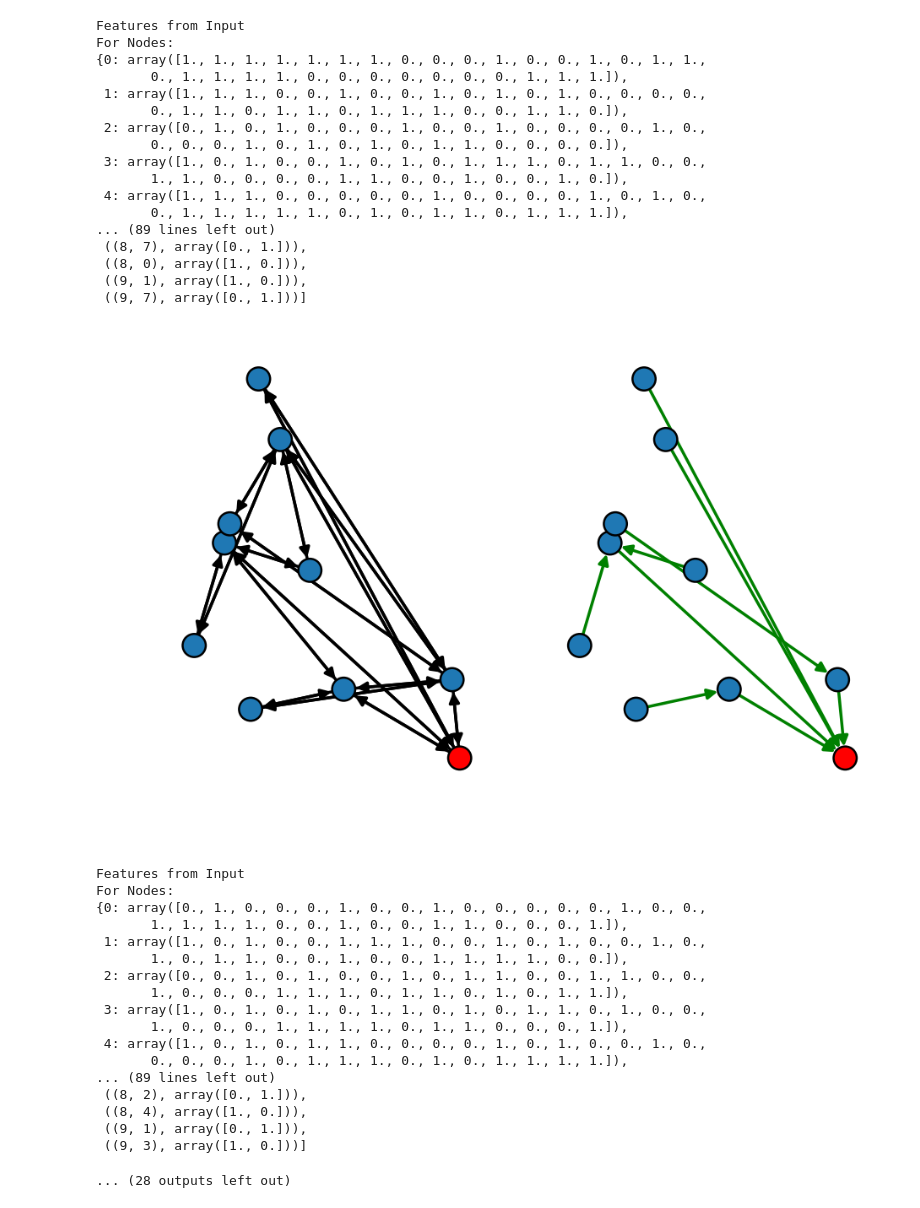
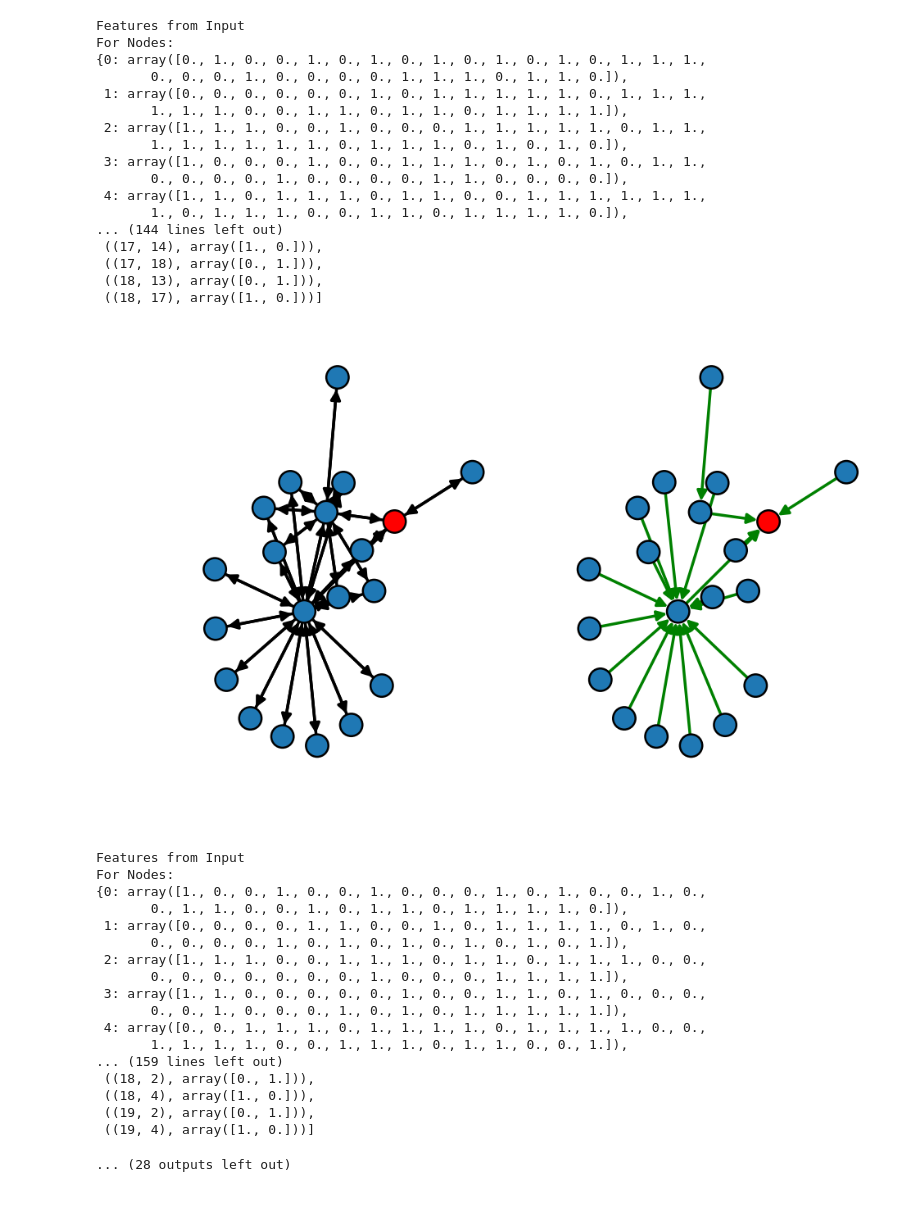
Before and after one commit to caiodadauto/pybrite, a Jupyter notebook: Usage.ipynb, the cells around one changed output. Saved outputs shown, nothing was run; the diff lists cells and outputs as text; code cells hidden in the pictures.

Commit message:
Change plot styles

```diff
--- a/Usage.ipynb
+++ b/Usage.ipynb
@@ -13,7 +27,7 @@ nodes_size_interval = (8, 15)
 m_size_interval = (2, 2)
 
 #batch_generator = pb.graph_batch_generator(batch_size, nodes_size_interval, m_size_interval)
-batch_generator = pb.graph_batch_files_generator("testdataset/", batch_size)
+batch_generator = pt.batch_files_generator("dataset/test_non_generalization/", batch_size)
 # %%
 for in_batch, tg_batch, pos in batch_generator:
     p = 0
@@ -27,9 +41,16 @@ for in_batch, tg_batch, pos in batch_generator:
 # %%
 for in_batch, tg_batch, p in batch_generator:
     for in_graph, tg_graph in zip(in_batch, tg_batch):
-        pos = np.array(list(dict(tg_graph.nodes(data="pos")).values()))
+        for s, r, d in in_graph.edges(data="distance"):
+            if d == 0 and ( s == in_graph.number_of_nodes() or r == in_graph.number_of_nodes() ):
+                print(s, r, d)
+                print(G.nodes(data="pos"))
+                np.a
+
+        print()
+        #pos = np.array(list(dict(tg_graph.nodes(data="pos")).values()))
+        pos = nx.spring_layout(in_graph)
         target_node = tg_graph.graph['features']
-
 
         edge_solution = [f[2] for f in tg_graph.edges(data="features")]
         edges_to_plot = []
@@ -177,38 +198,38 @@ For Nodes:
 Features from Input
 For Nodes:
-{0: array([1., 1., 1., 1., 1., 1., 1., 0., 0., 0., 1., 0., 0., 1., 0., 1., 1.,
-       0., 1., 1., 1., 1., 0., 0., 0., 0., 0., 0., 0., 1., 1., 1.]),
- 1: array([1., 1., 1., 0., 0., 1., 0., 0., 1., 0., 1., 0., 1., 0., 0., 0., 0.,
-       0., 1., 1., 0., 1., 1., 0., 1., 1., 1., 0., 0., 1., 1., 0.]),
- 2: array([0., 1., 0., 1., 0., 0., 0., 1., 0., 0., 1., 0., 0., 0., 0., 1., 0.,
-       0., 0., 0., 1., 0., 1., 0., 1., 0., 1., 1., 0., 0., 0., 0.]),
- 3: array([1., 0., 1., 0., 0., 1., 0., 1., 0., 1., 1., 1., 0., 1., 1., 0., 0.,
-       1., 1., 0., 0., 0., 0., 1., 1., 0., 0., 1., 0., 0., 1., 0.]),
- 4: array([1., 1., 1., 0., 0., 0., 0., 0., 1., 0., 0., 0., 0., 1., 0., 1., 0.,
-       0., 1., 1., 1., 1., 1., 0., 1., 0., 1., 1., 0., 1., 1., 1.]),
-... (89 lines left out)
- ((8, 7), array([0., 1.])),
- ((8, 0), array([1., 0.])),
- ((9, 1), array([1., 0.])),
- ((9, 7), array([0., 1.]))]
+{0: array([0., 1., 0., 0., 1., 0., 1., 0., 1., 0., 1., 0., 1., 0., 1., 1., 1.,
+       0., 0., 0., 1., 0., 0., 0., 0., 1., 1., 1., 0., 1., 1., 0.]),
+ 1: array([0., 0., 0., 0., 0., 0., 1., 0., 1., 1., 1., 1., 1., 0., 1., 1., 1.,
+       1., 1., 1., 0., 0., 1., 1., 0., 1., 1., 0., 1., 1., 1., 1.]),
+ 2: array([1., 1., 1., 0., 0., 1., 0., 0., 0., 1., 1., 1., 1., 1., 0., 1., 1.,
+       1., 1., 1., 1., 1., 1., 0., 1., 1., 1., 0., 1., 0., 1., 0.]),
+ 3: array([1., 0., 0., 0., 1., 0., 0., 1., 1., 1., 0., 1., 0., 1., 0., 1., 1.,
+       0., 0., 0., 0., 1., 0., 0., 0., 0., 1., 1., 0., 0., 0., 0.]),
+ 4: array([1., 1., 0., 1., 1., 1., 0., 1., 1., 0., 0., 1., 1., 1., 1., 1., 1.,
+       1., 0., 1., 1., 1., 0., 0., 1., 1., 0., 1., 1., 1., 1., 0.]),
+... (144 lines left out)
+ ((17, 14), array([1., 0.])),
+ ((17, 18), array([0., 1.])),
+ ((18, 13), array([0., 1.])),
+ ((18, 17), array([1., 0.]))]
-[figure, old version]
+[figure, new version]
 Features from Input
 For Nodes:
-{0: array([0., 1., 0., 0., 0., 1., 0., 0., 1., 0., 0., 0., 0., 0., 1., 0., 0.,
-       1., 1., 1., 1., 0., 0., 1., 0., 0., 1., 1., 0., 0., 0., 1.]),
- 1: array([1., 0., 1., 0., 0., 1., 1., 1., 0., 0., 1., 0., 1., 0., 0., 1., 0.,
-       1., 0., 1., 1., 0., 0., 1., 0., 0., 1., 1., 1., 1., 0., 0.]),
- 2: array([0., 0., 1., 0., 1., 0., 0., 1., 0., 1., 1., 0., 0., 1., 1., 0., 0.,
-       1., 0., 0., 0., 1., 1., 1., 0., 1., 1., 0., 1., 0., 1., 1.]),
- 3: array([1., 0., 1., 0., 1., 0., 1., 1., 0., 1., 0., 1., 1., 0., 1., 0., 0.,
-       1., 0., 0., 0., 1., 1., 1., 1., 0., 1., 1., 0., 0., 0., 1.]),
- 4: array([1., 0., 1., 0., 1., 1., 0., 0., 0., 0., 1., 0., 1., 0., 0., 1., 0.,
-       0., 0., 0., 1., 0., 1., 1., 1., 0., 1., 0., 1., 1., 1., 1.]),
-... (89 lines left out)
- ((8, 2), array([0., 1.])),
- ((8, 4), array([1., 0.])),
- ((9, 1), array([0., 1.])),
- ((9, 3), array([1., 0.]))]
+{0: array([1., 0., 0., 1., 0., 0., 1., 0., 0., 0., 1., 0., 1., 0., 0., 1., 0.,
+       0., 1., 1., 0., 0., 1., 0., 1., 1., 0., 1., 1., 1., 1., 0.]),
+ 1: array([0., 0., 0., 0., 1., 1., 0., 0., 1., 0., 1., 1., 1., 1., 0., 1., 0.,
+       0., 0., 0., 0., 1., 0., 1., 0., 1., 0., 1., 0., 1., 0., 1.]),
+ 2: array([1., 1., 1., 0., 0., 1., 1., 1., 0., 1., 1., 0., 1., 1., 1., 0., 0.,
+       0., 0., 0., 0., 0., 0., 0., 1., 0., 0., 0., 1., 1., 1., 1.]),
+ 3: array([1., 1., 0., 0., 0., 0., 0., 1., 0., 0., 1., 1., 0., 1., 0., 0., 0.,
+       0., 0., 1., 0., 0., 0., 1., 0., 1., 0., 1., 1., 1., 1., 1.]),
+ 4: array([0., 0., 1., 1., 1., 0., 1., 1., 1., 1., 0., 1., 1., 1., 1., 0., 0.,
+       1., 1., 1., 1., 0., 0., 1., 1., 1., 0., 1., 1., 0., 0., 1.]),
+... (159 lines left out)
+ ((18, 2), array([0., 1.])),
+ ((18, 4), array([1., 0.])),
+ ((19, 2), array([0., 1.])),
+ ((19, 4), array([1., 0.]))]
 ... (28 outputs left out)
 # %%
 pb.create_static_dataset("testdataset/", 20, (8,10))
```
Also changed, not shown: parts of 3 cells of this notebook, 3 other files.
